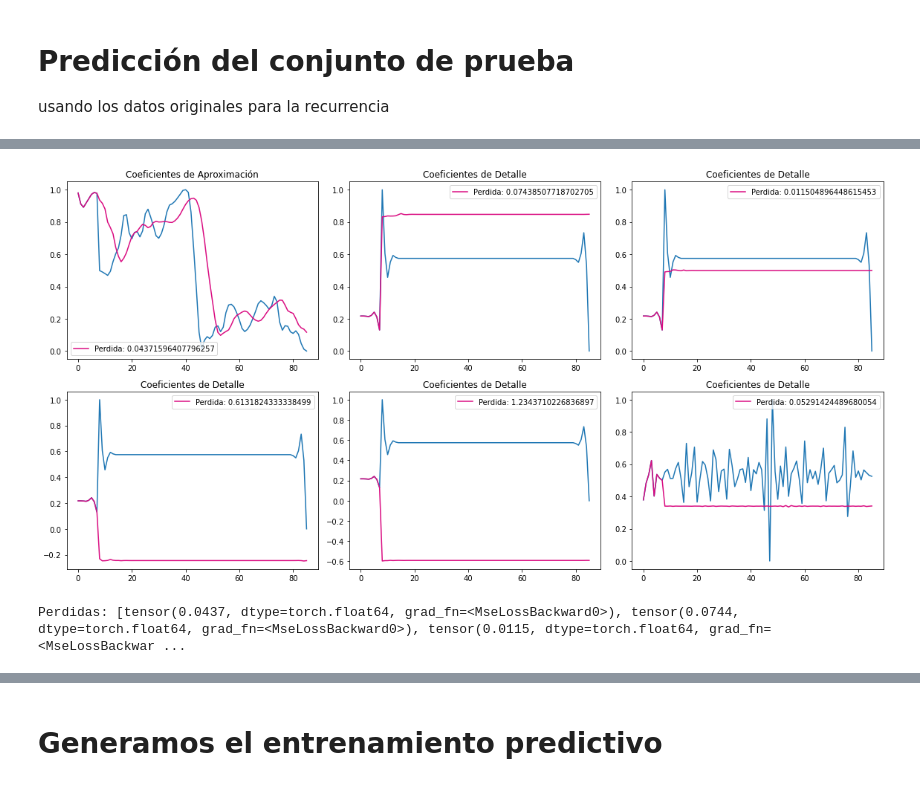
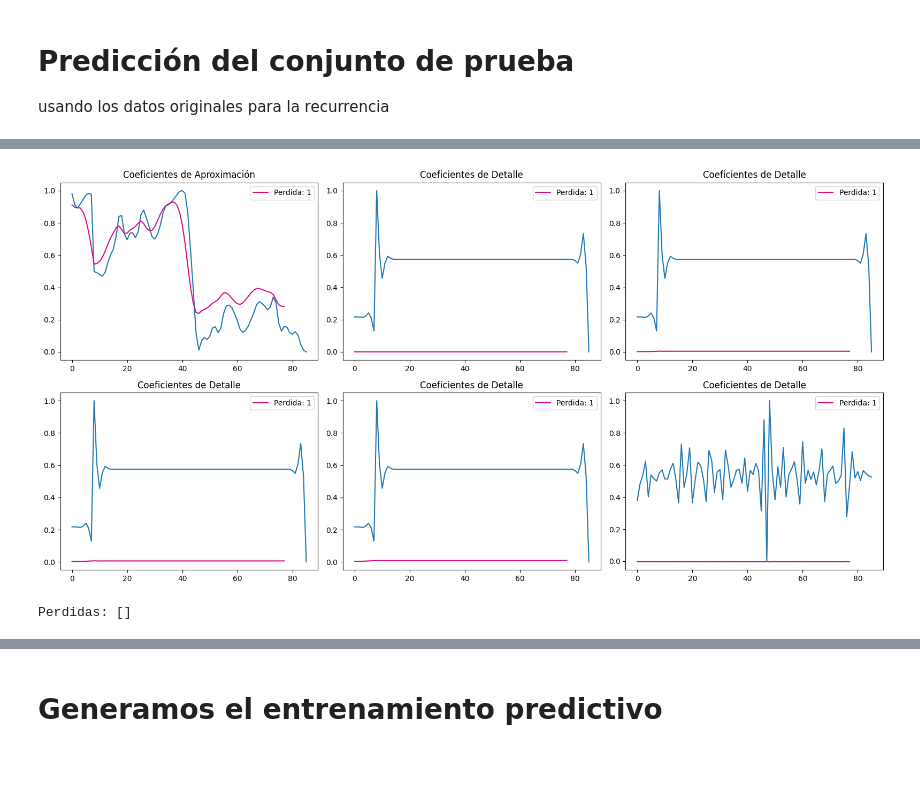
Before and after one commit to MiguelAngelLiera/Stock_Exchange_NN_PP, a Jupyter notebook: DWT_LSTM.ipynb, the cells around one changed output, grey strips where cells are left out. Cells and saved outputs as stored; diff of their text form; code cells hidden in the pictures.

```diff
--- a/DWT_LSTM.ipynb
+++ b/DWT_LSTM.ipynb
@@ -69,7 +69,7 @@ index = 1
 
 for _ in [cA, cD]:
     plt.subplot(1, 2, index)
-    plt.plot(range(len(_)), _, color='#1363DF' if aprox_coef else '#256D85')
+    plt.plot( _, color='#1363DF' if aprox_coef else '#256D85')
     plt.title('Coeficientes de Aproximación' if aprox_coef else 'Coeficientes de Detalle')
     aprox_coef = False
     index = index + 1
@@ -291,5 +292,13 @@ nombre: fc3.bias, parametro: 1
 # %%
-entr.entrena_LM(networks[0],0,entrenamiento_8_1,EPOCAS,lr=0.01,λ =0.1)
-networks[0].compile(optimizer=SGD(learning_rate=0.0001),loss='mean_squared_error')# mejor, , SGD(learning_rate=0.1)
-history = networks[0].fit(X_entrenamiento[0],y_entrenamiento[0],epochs=60,batch_size=32)#batch_size=32
+from keras.optimizers import SGD
+from keras.optimizers import Adam #¿Por qué con SGD no sirve?
+#entr.entrena_LM(networks[0],0,entrenamiento_8_1,EPOCAS,lr=0.01,λ =0.1)
+networks[0].compile(optimizer=Adam(learning_rate=0.0001),loss='mean_squared_error')# mejor, , SGD(learning_rate=0.1)
+x = X_entrenamiento_n[0]
+y = y_entrenamiento_n[0]
+history = networks[0].fit(X_entrenamiento_n[0],y_entrenamiento_n[0],epochs=60,batch_size=32)#batch_size=32
 # torch.save(red_A5.state_dict(), 'models/red_A5_datos_originales.pth') #Salvamos el estado actual del modelo
+losses = history.history['loss']
+print(losses)
+plt.plot(range(len(losses)),losses)
+plt.show()
@@ -339,11 +367,13 @@ aprox_coef = True
 index = 1
 
 for _ in range(len(components_e_n)):
-    prediccion = utls.genera_prediccion_1(entrenamiento_8_1[_],networks[_],8)
-    perdidas.append(criterion(prediccion, torch.tensor(components_e_n[_])))
+    #prediccion = utls.genera_prediccion_1(entrenamiento_8_1[_],networks[_],8)
+    prediccion = networks[_].predict(X_entrenamiento_n[_])
+    prediccion = np.reshape(prediccion, (prediccion.shape[0]))
+    #perdidas.append(criterion(prediccion, torch.tensor(components_e_n[_])))
     plt.subplot(2, 3, index)
-    plt.plot(range(len(components_e_n[_])), components_e_n[_], color = '#451952') #color='#DA0C81' if aprox_coef else '#610C9F')
-    plt.plot(range(len(components_e_n[_])), prediccion.detach().numpy(), label = f"Perdida: {float(perdidas[_])}", color='#AE445A')#label=f"Datos de Analisis: {DATOS}",
+    plt.plot(components_e_n[_], color = '#451952') #color='#DA0C81' if aprox_coef else '#610C9F')
+    plt.plot(prediccion, label = f"Perdida: {float(1)}", color='#AE445A')#label=f"Datos de Analisis: {DATOS}",
     plt.title('Coeficientes de Aproximación' if aprox_coef else 'Coeficientes de Detalle')
     aprox_coef = False
     plt.legend()
@@ -353,5 +383,5 @@ plt.tight_layout()
 plt.show()
 
 
-print("Perdidas: " + str(perdidas))
+#print("Perdidas: " + str(perdidas))
 # %% [output]
@@ -369,11 +404,13 @@ aprox_coef = True
 index = 1
 
 for _ in range(len(components_p_n)):
-    prediccion = utls.genera_prediccion_1(prueba_8_1[_],networks[_],8)
-    perdidas.append(criterion(prediccion, torch.tensor(components_p_n[_])))
+    #prediccion = utls.genera_prediccion_1(prueba_8_1[_],networks[_],8)
+    prediccion = networks[_].predict(X_prueba_n[_])
+    prediccion = np.reshape(prediccion, (prediccion.shape[0]))
+    #perdidas.append(criterion(prediccion, torch.tensor(components_p_n[_])))
     plt.subplot(2, 3, index)
-    plt.plot(range(len(components_p_n[_])), components_p_n[_]) #color='#DA0C81' if aprox_coef else '#610C9F')
-    plt.plot(range(len(components_p_n[_])), prediccion.detach().numpy(), label = f"Perdida: {float(perdidas[_])}" ,color='#DA0C81')#label=f"Datos de Analisis: {DATOS}",
+    plt.plot(components_p_n[_]) #color='#DA0C81' if aprox_coef else '#610C9F')
+    plt.plot(prediccion, label = f"Perdida: {1}" ,color='#DA0C81')#label=f"Datos de Analisis: {DATOS}",#float(perdidas[_])
 
     plt.title('Coeficientes de Aproximación' if aprox_coef else 'Coeficientes de Detalle')
     aprox_coef = False
@@ -402,5 +445,5 @@ print("Perdidas: " + str(perdidas))
-[figure, old version]
+[figure, new version]
-Perdidas: [tensor(0.0437, dtype=torch.float64, grad_fn=<MseLossBackward0>), tensor(0.0744, dtype=torch.float64, grad_fn=<MseLossBackward0>), tensor(0.0115, dtype=torch.float64, grad_fn=<MseLossBackwar ...
+Perdidas: []
 # %%
 print(len(entrenamiento_8_1[0]))
 # %% [output]
```
Also changed, not shown: parts of 13 cells of this notebook, 4 other files.
